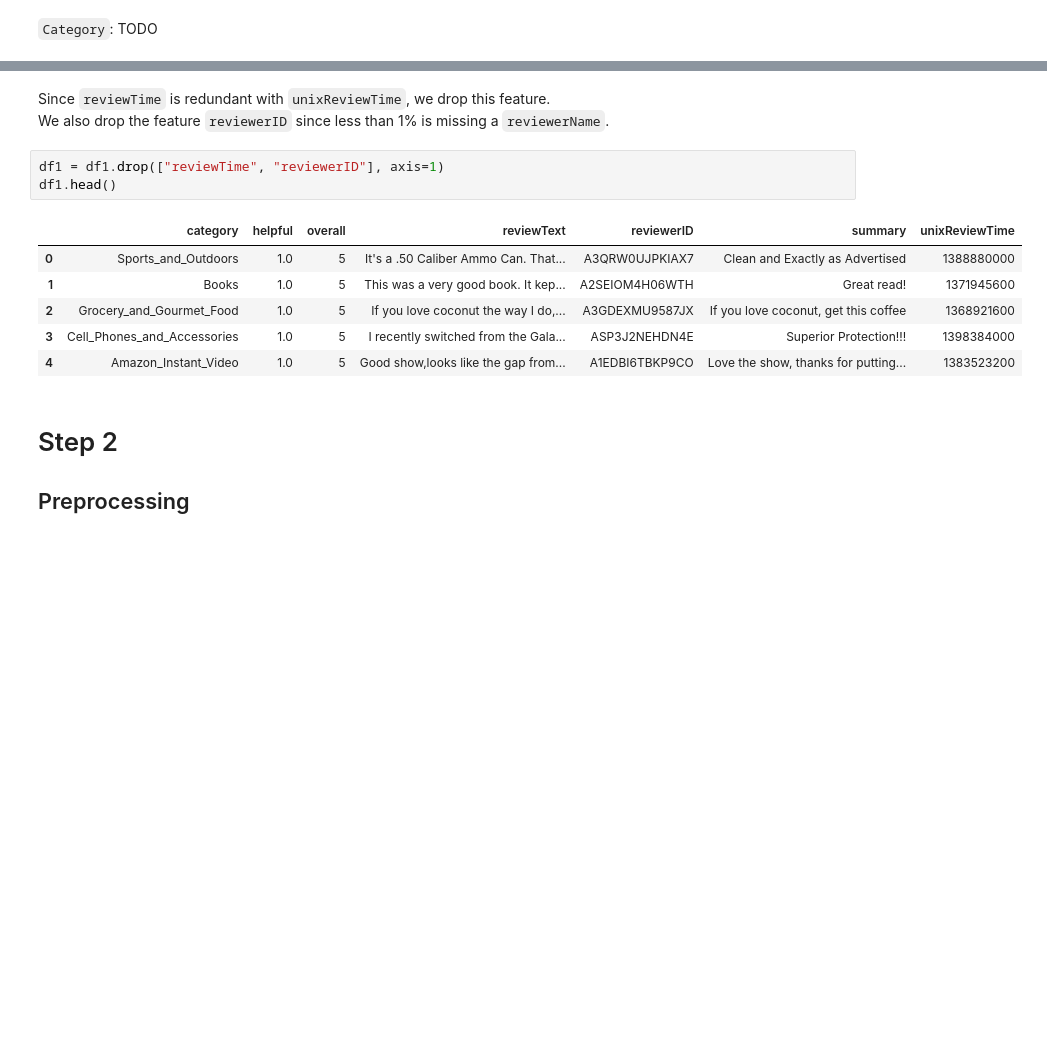
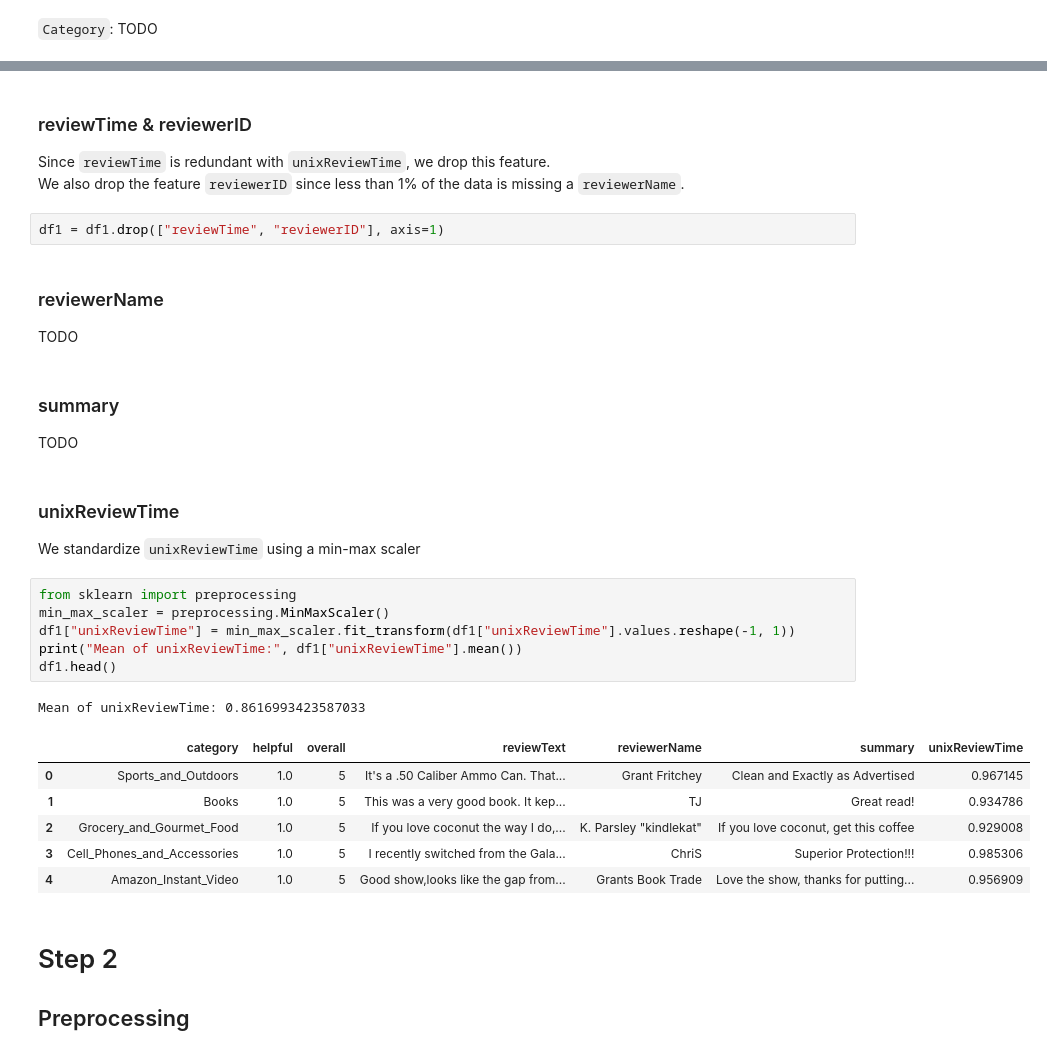
Before and after one commit to robich/dsfb, a Jupyter notebook: dsfb_project.ipynb, the cells around one changed output, grey strips where cells are left out. Saved outputs shown, nothing was run; the diff lists cells and outputs as text; blank space fills up the shorter version.

Commit message:
Preprocessing wip

```diff
--- a/dsfb_project.ipynb
+++ b/dsfb_project.ipynb
@@ -93,16 +134,32 @@ df1["helpful"] = df1["helpful"].apply(f)
 # %% [markdown]
+### reviewTime & reviewerID
 Since `reviewTime` is redundant with `unixReviewTime`, we drop this feature.<br />
-We also drop the feature `reviewerID` since less than 1% is missing a `reviewerName`.
+We also drop the feature `reviewerID` since less than 1% of the data is missing a `reviewerName`.
 # %%
 df1 = df1.drop(["reviewTime", "reviewerID"], axis=1)
-df1.head()
-# %% [output]
-|  | category | helpful | overall | reviewText | reviewerID | summary | unixReviewTime |
-| 0 | Sports_and_Outdoors | 1.0 | 5 | It's a .50 Caliber Ammo Can. That... | A3QRW0UJPKIAX7 | Clean and Exactly as Advertised | 1388880000 |
-| 1 | Books | 1.0 | 5 | This was a very good book. It kep... | A2SEIOM4H06WTH | Great read! | 1371945600 |
-| 2 | Grocery_and_Gourmet_Food | 1.0 | 5 | If you love coconut the way I do,... | A3GDEXMU9587JX | If you love coconut, get this coffee | 1368921600 |
-| 3 | Cell_Phones_and_Accessories | 1.0 | 5 | I recently switched from the Gala... | ASP3J2NEHDN4E | Superior Protection!!! | 1398384000 |
-| 4 | Amazon_Instant_Video | 1.0 | 5 | Good show,looks like the gap from... | A1EDBI6TBKP9CO | Love the show, thanks for putting... | 1383523200 |
+# %% [markdown]
+### reviewerName
+TODO
+# %% [markdown]
+### summary
+TODO
+# %% [markdown]
+### unixReviewTime
+We standardize `unixReviewTime` using a min-max scaler
+# %%
+from sklearn import preprocessing
+min_max_scaler = preprocessing.MinMaxScaler()
+df1["unixReviewTime"] = min_max_scaler.fit_transform(df1["unixReviewTime"].values.reshape(-1, 1))
+print("Mean of unixReviewTime:", df1["unixReviewTime"].mean())
+df1.head()
+# %% [output]
+Mean of unixReviewTime: 0.8616993423587033
+|  | category | helpful | overall | reviewText | reviewerName | summary | unixReviewTime |
+| 0 | Sports_and_Outdoors | 1.0 | 5 | It's a .50 Caliber Ammo Can. That... | Grant Fritchey | Clean and Exactly as Advertised | 0.967145 |
+| 1 | Books | 1.0 | 5 | This was a very good book. It kep... | TJ | Great read! | 0.934786 |
+| 2 | Grocery_and_Gourmet_Food | 1.0 | 5 | If you love coconut the way I do,... | K. Parsley "kindlekat" | If you love coconut, get this coffee | 0.929008 |
+| 3 | Cell_Phones_and_Accessories | 1.0 | 5 | I recently switched from the Gala... | ChriS | Superior Protection!!! | 0.985306 |
+| 4 | Amazon_Instant_Video | 1.0 | 5 | Good show,looks like the gap from... | Grants Book Trade | Love the show, thanks for putting... | 0.956909 |
 # %% [markdown]
 # Step 2
 ## Preprocessing
```
Also changed, not shown: parts of 7 cells of this notebook.
